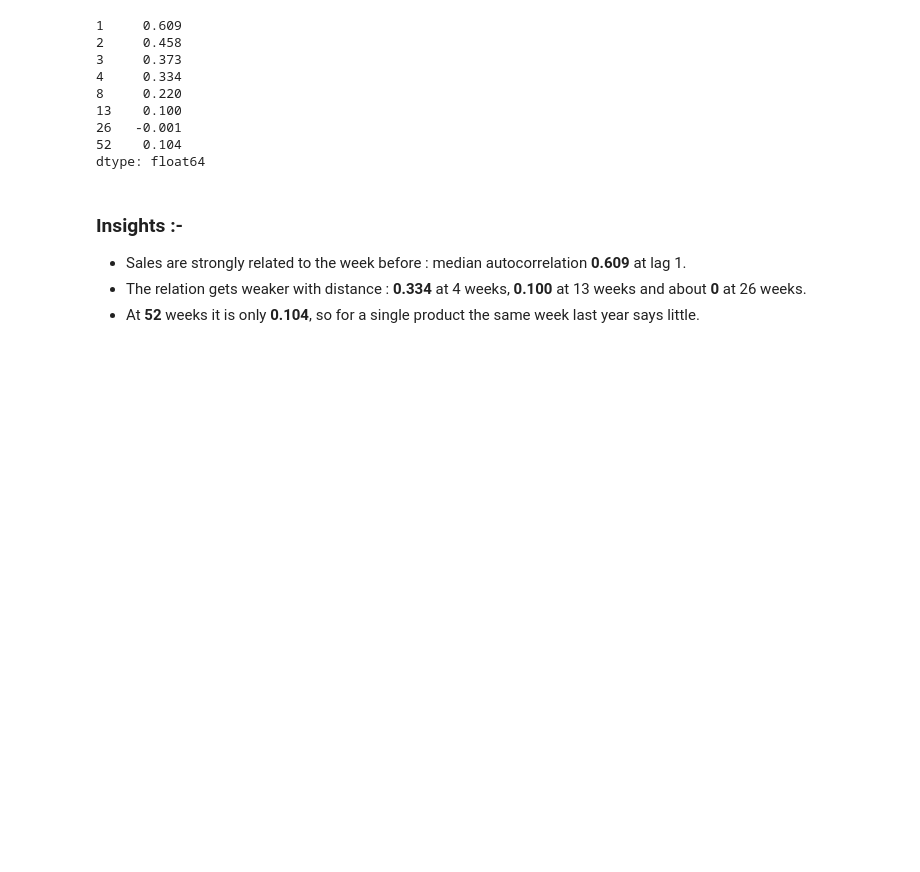
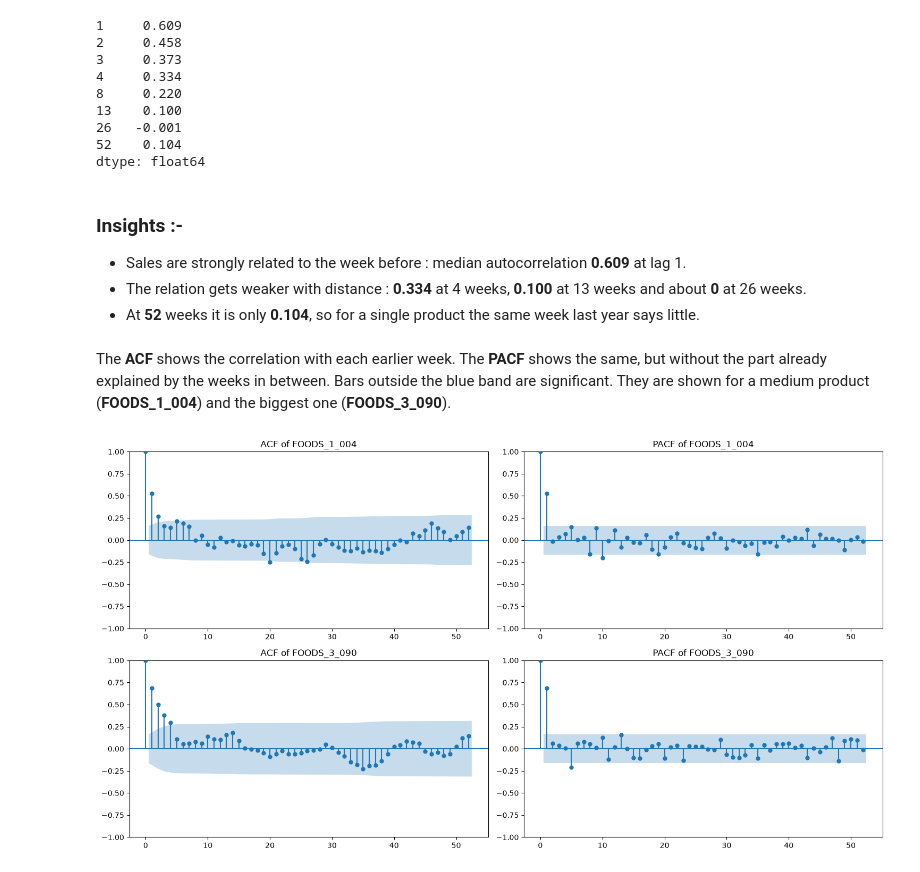
Before and after one commit to gujurialekha/StockWise-Inventory-Decision-Support, a Jupyter notebook: notebooks/03_eda.ipynb, the cells around one changed output. Drawn from its saved outputs; the diff is of its cells as text; code cells hidden in the pictures; blank space fills up the shorter version.

```diff
--- a/notebooks/03_eda.ipynb
+++ b/notebooks/03_eda.ipynb
@@ -525,0 +577,14 @@ plt.show()
+# %%
+## strength of the trend and of the yearly pattern, for the total and for every product
+def strength(res):
+    trend = max(0, 1 - res.resid.var() / (res.trend + res.resid).var())
+    season = max(0, 1 - res.resid.var() / (res.seasonal + res.resid).var())
+    return trend, season
+
+rows = [('Total sales', *strength(stl_total))]
+for i, g in data.groupby('item_id'):                                      # one STL per product
+    rows.append((i, *strength(STL(g.set_index('week')['sales'], period=52, seasonal=101, seasonal_deg=0).fit())))
+strengths = pd.DataFrame(rows, columns=['series', 'trend_strength', 'seasonal_strength'])
+
+print("Total sales : ", strengths.iloc[0, 1:].round(3).to_dict())
+strengths.iloc[1:].describe().round(3)                                    # the 100 products
@@ -554,3 +685,18 @@ dtype: float64
 - Sales are strongly related to the week before : median autocorrelation **0.609** at lag 1.
 - The relation gets weaker with distance : **0.334** at 4 weeks, **0.100** at 13 weeks and about **0** at 26 weeks.
 - At **52** weeks it is only **0.104**, so for a single product the same week last year says little.
+# %% [markdown]
+The **ACF** shows the correlation with each earlier week. The **PACF** shows the same, but without the part already explained by the weeks in between. Bars outside the blue band are significant. They are shown for a medium product (**FOODS_1_004**) and the biggest one (**FOODS_3_090**).
+# %%
+## ACF and PACF of two products, up to 52 weeks back
+from statsmodels.graphics.tsaplots import plot_acf, plot_pacf             # import ACF and PACF plots
+
+fig, ax = plt.subplots(2, 2, figsize=(15,8))                              # Set Canvas size
+for row, i in enumerate(['FOODS_1_004', 'FOODS_3_090']):
+    s = data[data['item_id'] == i]['sales'].values
+    plot_acf(s, lags=52, ax=ax[row, 0], title="ACF of " + i)
+    plot_pacf(s, lags=52, ax=ax[row, 1], title="PACF of " + i, method='ywm')
+plt.tight_layout()                                                        # to avoid overlapping of plots
+plt.show()
+# %% [output]
+[figure, added]
```
Also changed, not shown: parts of 25 cells of this notebook.
